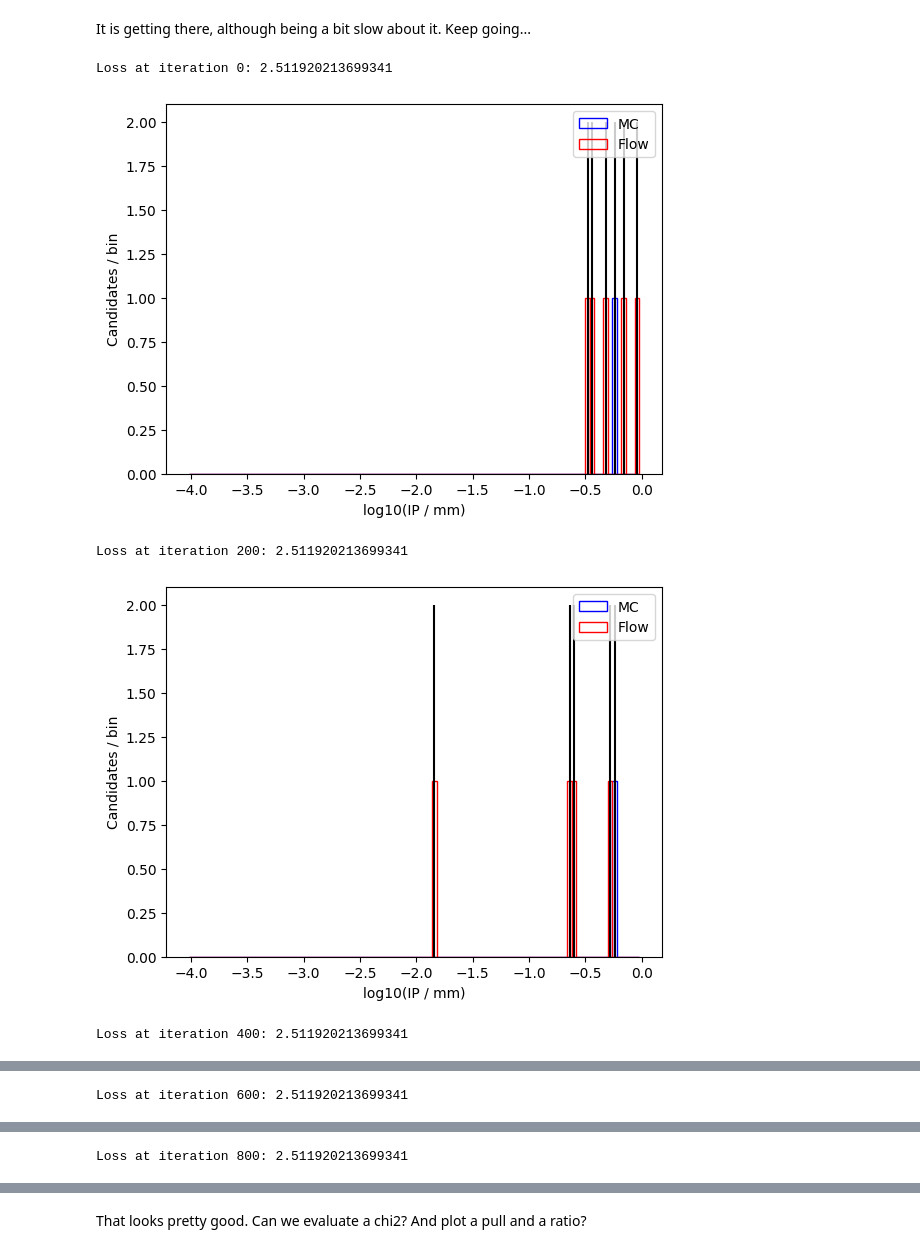
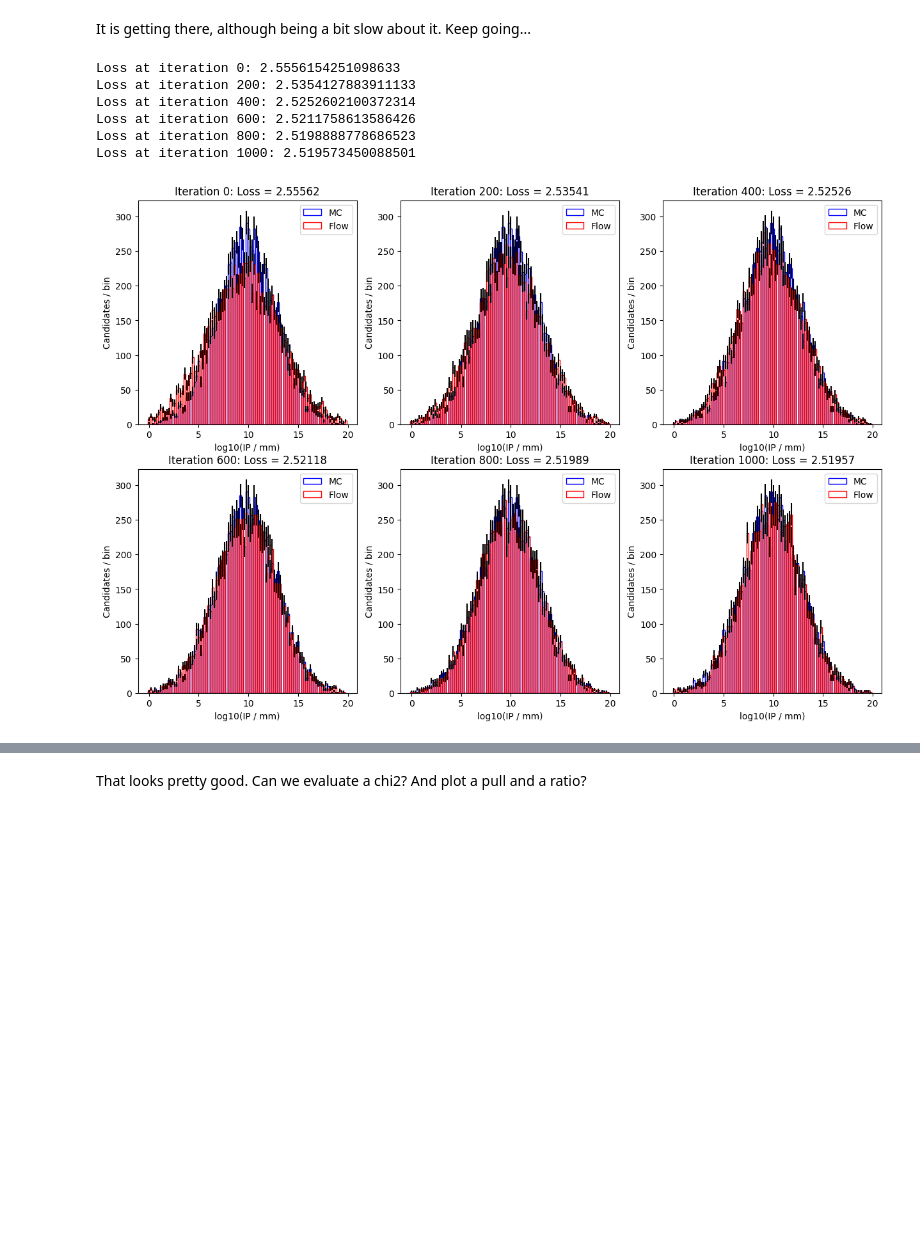
Before and after one commit to rjhunter999/ip-calibration-with-nflows, a Jupyter notebook: scripts/flow_to_lhcb_ip_sim.ipynb, the cells around one changed output, grey strips where cells are left out. Drawn from its saved outputs; the diff is of its cells as text; code cells hidden in the pictures; blank space fills up the shorter version.

```diff
--- a/scripts/flow_to_lhcb_ip_sim.ipynb
+++ b/scripts/flow_to_lhcb_ip_sim.ipynb
@@ -581,12 +435,12 @@ and evaluating the probability of each of those points as described by the base
 
 But then this makes sense why it might get the *width* wrong: if you think about it it only really gets the mean right. If we have a larger width we just get a bigger symmetric spread about 0 in log (prob) - the mean is still 0. So to first order I reckon this KL divergence can't really be expected to get the variance of the target distribution right. We need to try something else...
 # %%
-def make_deep_flow(hidden_features=4, num_layers=3):
+def make_deep_flow(hidden_features=4, num_layers=2):
     N_FEATURES = 1
     _transforms = []
     for _ in range(num_layers):
-        _transforms.append(transforms.permutations.ReversePermutation(features=N_FEATURES))
-        _transforms.append(transforms.MaskedPiecewiseQuadraticAutoregressiveTransform(features=N_FEATURES, hidden_features=hidden_features))
+        _transforms.append(transforms.ReversePermutation(features=N_FEATURES))
+        _transforms.append(transforms.MaskedAffineAutoregressiveTransform(features=N_FEATURES, hidden_features=hidden_features))
     transform = transforms.CompositeTransform(_transforms)
     base_distribution = distributions.StandardNormal(shape=[N_FEATURES])
     return flows.Flow(transform=transform, distribution=base_distribution)
@@ -600,8 +455,8 @@ def make_different_flow(hidden_features=4):
     base_distribution = distributions.StandardNormal(shape=[N_FEATURES])
     return flows.Flow(transform=transform, distribution=base_distribution)
 # %%
-# deep_flow = make_deep_flow(hidden_features=8, num_layers=5)
-deep_flow = make_different_flow(hidden_features=8)
+# deep_flow = make_different_flow(hidden_features=8)
+deep_flow = make_deep_flow(hidden_features=8, num_layers=5)
 optimizer = optim.Adam(deep_flow.parameters())
-train_flow_old_style(deep_flow, optimizer, sim_log10_ip_tensor, n_iter)
+train_flow(deep_flow, optimizer, sim_log10_ip_tensor, n_iter)
 # %% [output]
@@ -631,6 +496,6 @@ tensor([[ 7.1099],
 # %%
 # Flow to it
-old_flow = make_flow(hidden_features=4)
+old_flow = make_example_flow(hidden_features=4)
 optimizer = optim.Adam(old_flow.parameters())
-train_flow_old_style(old_flow, optimizer, new_gaus, n_iter)
+train_flow(old_flow, optimizer, new_gaus, n_iter, xrange=(0, 20))
 # %% [output]
@@ -676,5 +508,0 @@ def train_flow_old_style(flow, optimizer, target_data, n_iter):
-# %%
-# Flow to it
-old_flow = make_flow(hidden_features=4)
-optimizer = optim.Adam(old_flow.parameters())
-train_flow_old_style(old_flow, optimizer, new_gaus, n_iter)
@@ -692,10 +509,12 @@ Loss at iteration 800: 2.5120699405670166
 # %% [markdown]
 It is getting there, although being a bit slow about it. Keep going...
 # %%
-train_flow_old_style(old_flow, optimizer, new_gaus, n_iter)
+train_flow(old_flow, optimizer, new_gaus, n_iter, xrange=(0, 20))
 # %% [output]
-Loss at iteration 0: 2.511920213699341
+Loss at iteration 0: 2.5556154251098633
+Loss at iteration 200: 2.5354127883911133
+Loss at iteration 400: 2.5252602100372314
+Loss at iteration 600: 2.5211758613586426
+Loss at iteration 800: 2.5198888778686523
+Loss at iteration 1000: 2.519573450088501
-[figure, old version]
+[figure, new version]
-Loss at iteration 200: 2.511920213699341
-[figure, removed]
-Loss at iteration 400: 2.511920213699341
@@ -703 +520,0 @@ Loss at iteration 400: 2.511920213699341
-Loss at iteration 600: 2.511920213699341
@@ -705 +520,0 @@ Loss at iteration 600: 2.511920213699341
-Loss at iteration 800: 2.511920213699341
```
Also changed, not shown: parts of 42 cells of this notebook.
